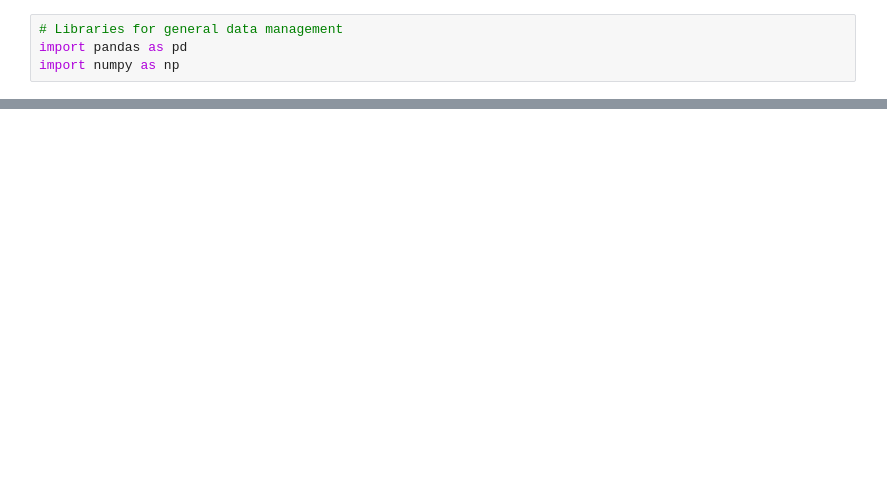
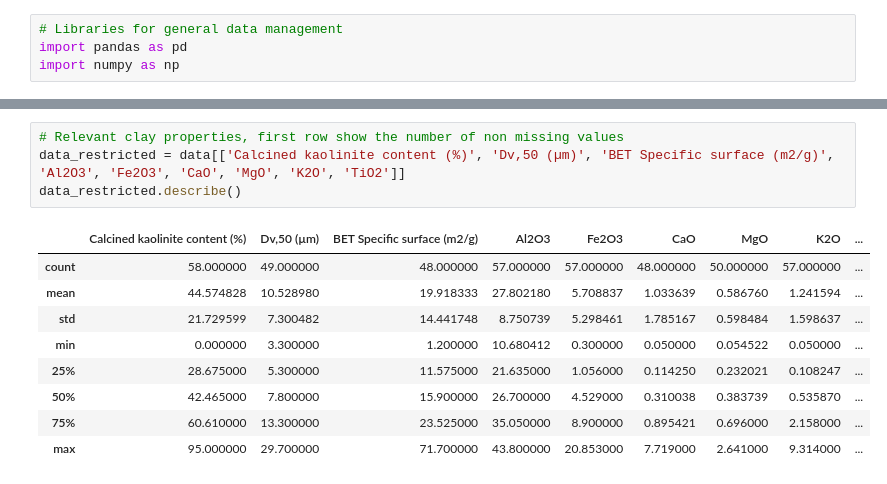
Before and after one commit to frblazquez/LC3, a Jupyter notebook: Project 2/lc3.ipynb, the cells around one changed output, grey strips where cells are left out. Saved outputs shown, nothing was run; the diff lists cells and outputs as text; blank space fills up the shorter version.

```diff
--- a/Project 2/lc3.ipynb
+++ b/Project 2/lc3.ipynb
@@ -41,0 +112,14 @@ array([0.        , 0.34673217])
+# %%
+# Relevant clay properties, first row show the number of non missing values
+data_restricted = data[['Calcined kaolinite content (%)', 'Dv,50 (µm)', 'BET Specific surface (m2/g)', 'Al2O3', 'Fe2O3', 'CaO', 'MgO', 'K2O', 'TiO2']]
+data_restricted.describe()
+# %% [output]
+|  | Calcined kaolinite content (%) | Dv,50 (µm) | BET Specific surface (m2/g) | Al2O3 | Fe2O3 | CaO | MgO | K2O | ... |
+| count | 58.000000 | 49.000000 | 48.000000 | 57.000000 | 57.000000 | 48.000000 | 50.000000 | 57.000000 | ... |
+| mean | 44.574828 | 10.528980 | 19.918333 | 27.802180 | 5.708837 | 1.033639 | 0.586760 | 1.241594 | ... |
+| std | 21.729599 | 7.300482 | 14.441748 | 8.750739 | 5.298461 | 1.785167 | 0.598484 | 1.598637 | ... |
+| min | 0.000000 | 3.300000 | 1.200000 | 10.680412 | 0.300000 | 0.050000 | 0.054522 | 0.050000 | ... |
+| 25% | 28.675000 | 5.300000 | 11.575000 | 21.635000 | 1.056000 | 0.114250 | 0.232021 | 0.108247 | ... |
+| 50% | 42.465000 | 7.800000 | 15.900000 | 26.700000 | 4.529000 | 0.310038 | 0.383739 | 0.535870 | ... |
+| 75% | 60.610000 | 13.300000 | 23.525000 | 35.050000 | 8.900000 | 0.895421 | 0.696000 | 2.158000 | ... |
+| max | 95.000000 | 29.700000 | 71.700000 | 43.800000 | 20.853000 | 7.719000 | 2.641000 | 9.314000 | ... |
```
Also changed, not shown: parts of 23 cells of this notebook.
